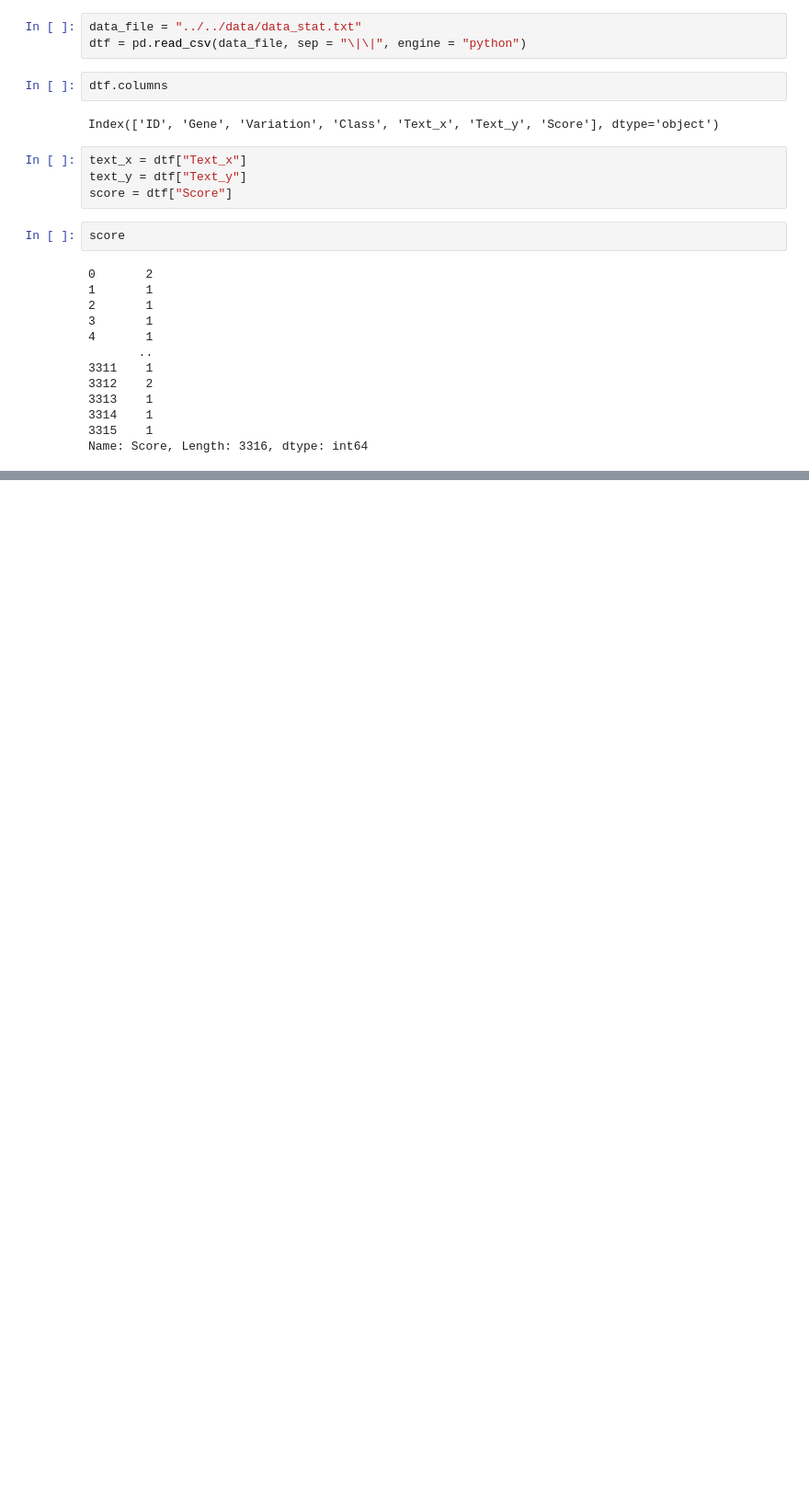
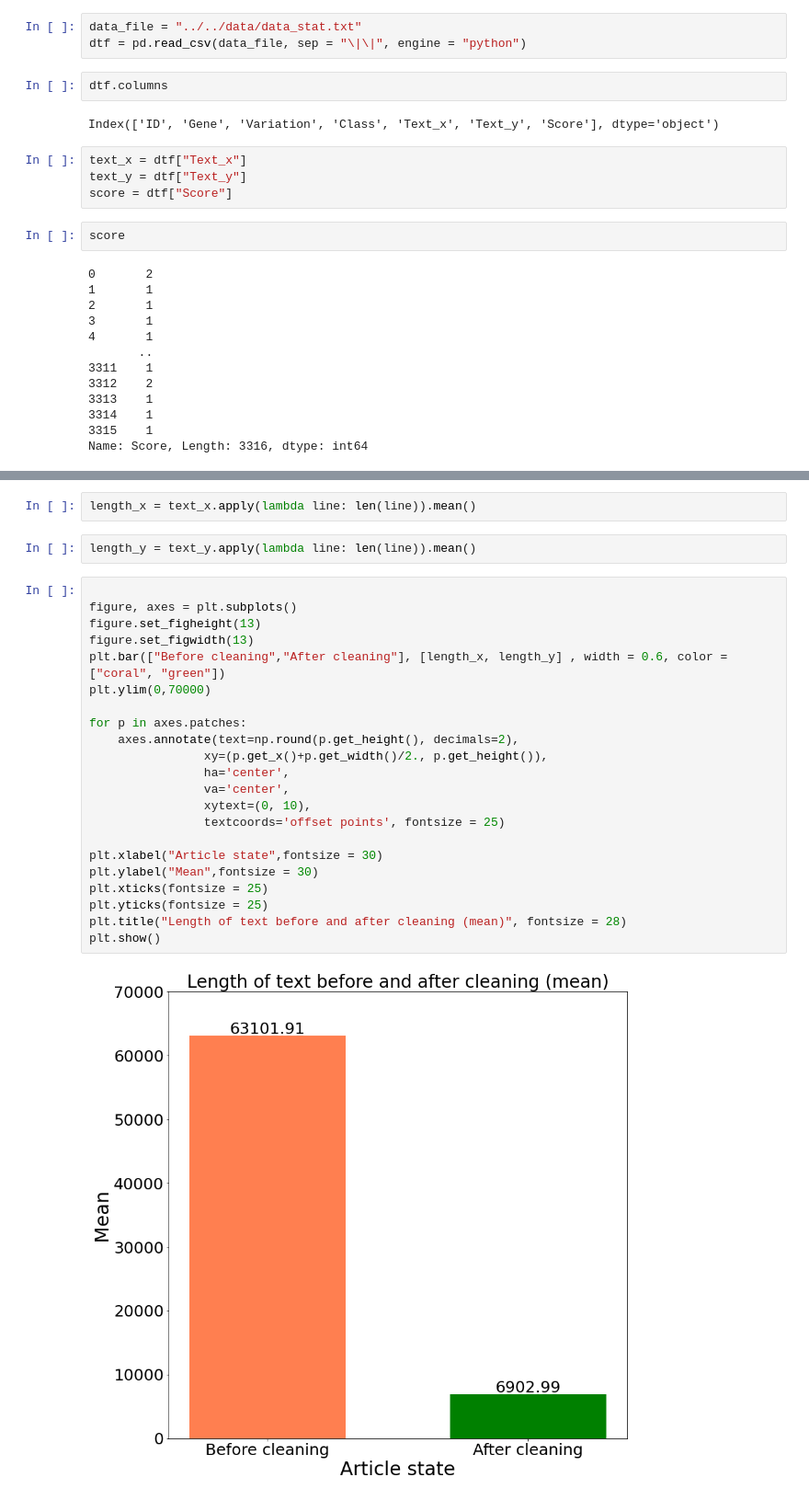
Before and after one commit to Chabname/RAPMC, a Jupyter notebook: notebook/stat.ipynb, the cells around one changed output, grey strips where cells are left out. Shown at 92% size. Saved outputs shown, nothing was run; the diff lists cells and outputs as text; blank space fills up the shorter version.

```diff
--- a/notebook/stat.ipynb
+++ b/notebook/stat.ipynb
@@ -32,0 +81,28 @@ Name: Score, Length: 3316, dtype: int64
+# %%
+length_x = text_x.apply(lambda line: len(line)).mean()
+# %%
+length_y = text_y.apply(lambda line: len(line)).mean()
+# %%
+
+figure, axes = plt.subplots()
+figure.set_figheight(13)
+figure.set_figwidth(13)
+plt.bar(["Before cleaning","After cleaning"], [length_x, length_y] , width = 0.6, color = ["coral", "green"])
+plt.ylim(0,70000)
+
+for p in axes.patches:
+    axes.annotate(text=np.round(p.get_height(), decimals=2),
+                xy=(p.get_x()+p.get_width()/2., p.get_height()),
+                ha='center',
+                va='center',
+                xytext=(0, 10),
+                textcoords='offset points', fontsize = 25)
+
+plt.xlabel("Article state",fontsize = 30)
+plt.ylabel("Mean",fontsize = 30)
+plt.xticks(fontsize = 25)
+plt.yticks(fontsize = 25)
+plt.title("Length of text before and after cleaning (mean)", fontsize = 28)
+plt.show()
+# %% [output]
+[figure, added]
```
Also changed, not shown: parts of 23 cells of this notebook, 5 other files.
